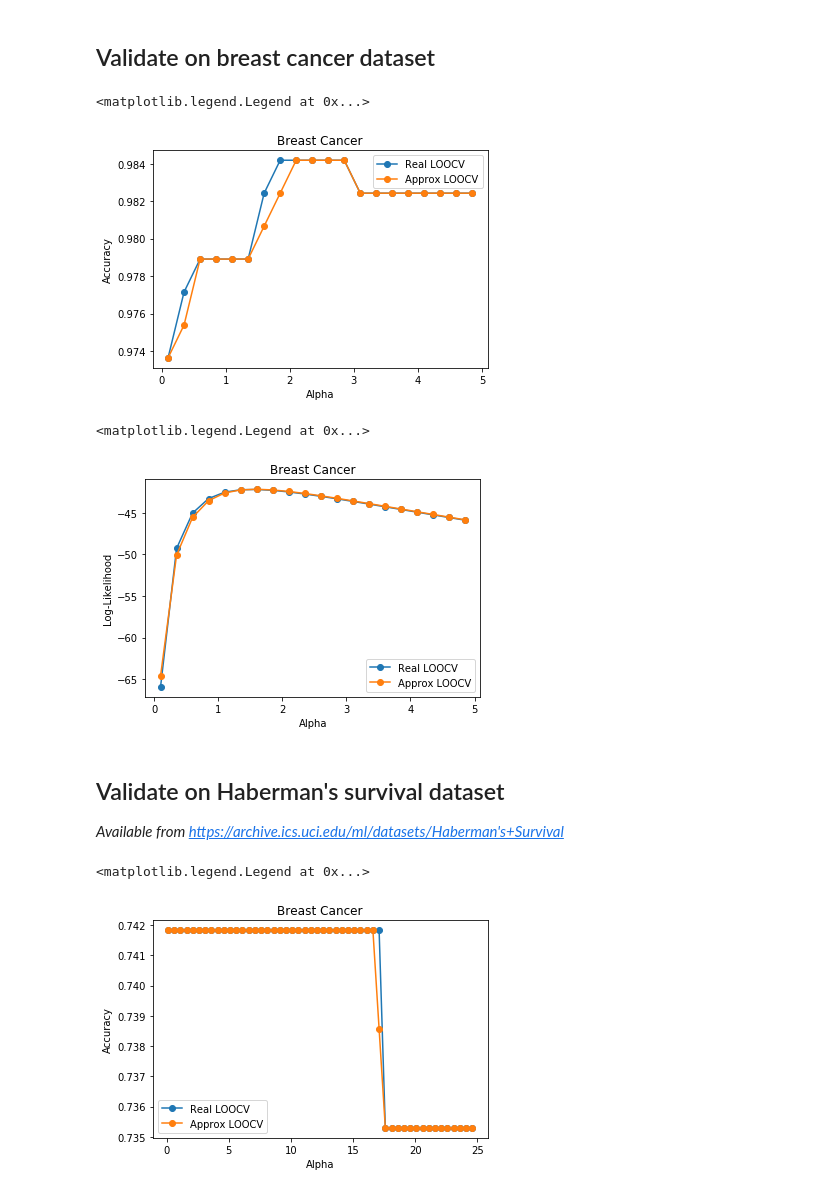
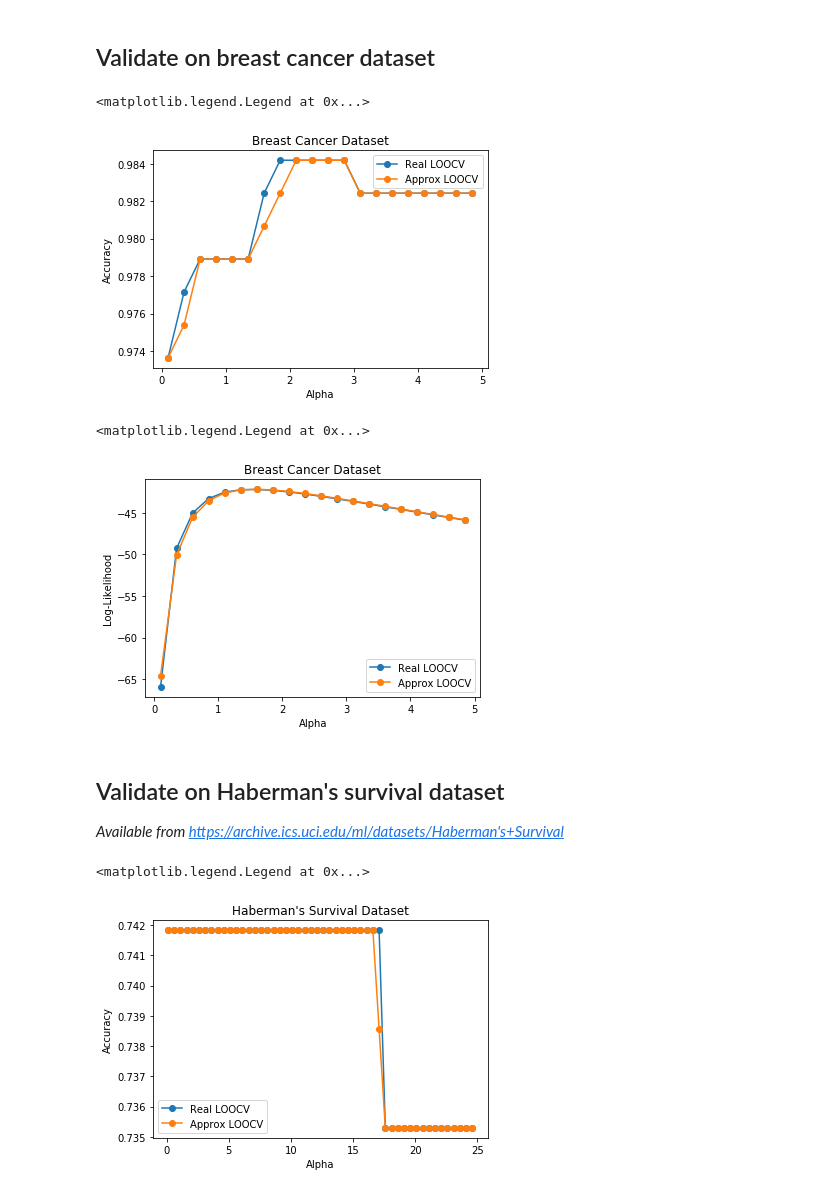
Before and after one commit to rnburn/bbai, a Jupyter notebook: example/logistic_regression/approx_loocv.ipynb, the cells around one changed output. Drawn from its saved outputs; the diff is of its cells as text; code cells hidden in the pictures.

Commit message:
Fix titles

```diff
--- a/example/logistic_regression/approx_loocv.ipynb
+++ b/example/logistic_regression/approx_loocv.ipynb
@@ -87,11 +87,11 @@ ax.plot(alphas, scores, label='Real LOOCV', marker='o')
 ax.plot(alphas, scores_approx, label='Approx LOOCV', marker='o')
 ax.set_xlabel('Alpha')
 ax.set_ylabel('Accuracy')
-ax.set_title("Breast Cancer")
+ax.set_title("Breast Cancer Dataset")
 ax.legend()
 # %% [output]
 <matplotlib.legend.Legend at 0x...>
-[figure, old version]
+[figure, new version]
 # %%
 scores_approx = [compute_aloocv(X, y, alpha, 'loglikelihood') for alpha in alphas]
 scores = [compute_loocv(X, y, alpha, 'loglikelihood') for alpha in alphas]
@@ -101,11 +101,11 @@ ax.plot(alphas, scores, label='Real LOOCV', marker='o')
 ax.plot(alphas, scores_approx, label='Approx LOOCV', marker='o')
 ax.set_xlabel('Alpha')
 ax.set_ylabel('Log-Likelihood')
-ax.set_title("Breast Cancer")
+ax.set_title("Breast Cancer Dataset")
 ax.legend()
 # %% [output]
 <matplotlib.legend.Legend at 0x...>
-[figure, old version]
+[figure, new version]
 # %% [markdown]
 ## Validate on Haberman's survival dataset
 *Available from https://archive.ics.uci.edu/ml/datasets/Haberman's+Survival*
@@ -124,14 +124,14 @@ scores = [compute_loocv(X, y, alpha, 'accuracy') for alpha in alphas]
 # %%
 fig, ax = plt.subplots()
 ax.plot(alphas, scores, label='Real LOOCV', marker='o')
 ax.plot(alphas, scores_approx, label='Approx LOOCV', marker='o')
 ax.set_xlabel('Alpha')
 ax.set_ylabel('Accuracy')
-ax.set_title("Breast Cancer")
+ax.set_title("Haberman's Survival Dataset")
 ax.legend()
 # %% [output]
 <matplotlib.legend.Legend at 0x...>
-[figure, old version]
+[figure, new version]
 # %%
 scores_approx = [compute_aloocv(X, y, alpha, 'loglikelihood') for alpha in alphas]
 scores = [compute_loocv(X, y, alpha, 'loglikelihood') for alpha in alphas]
```
Also changed, not shown: parts of 1 cell of this notebook.
